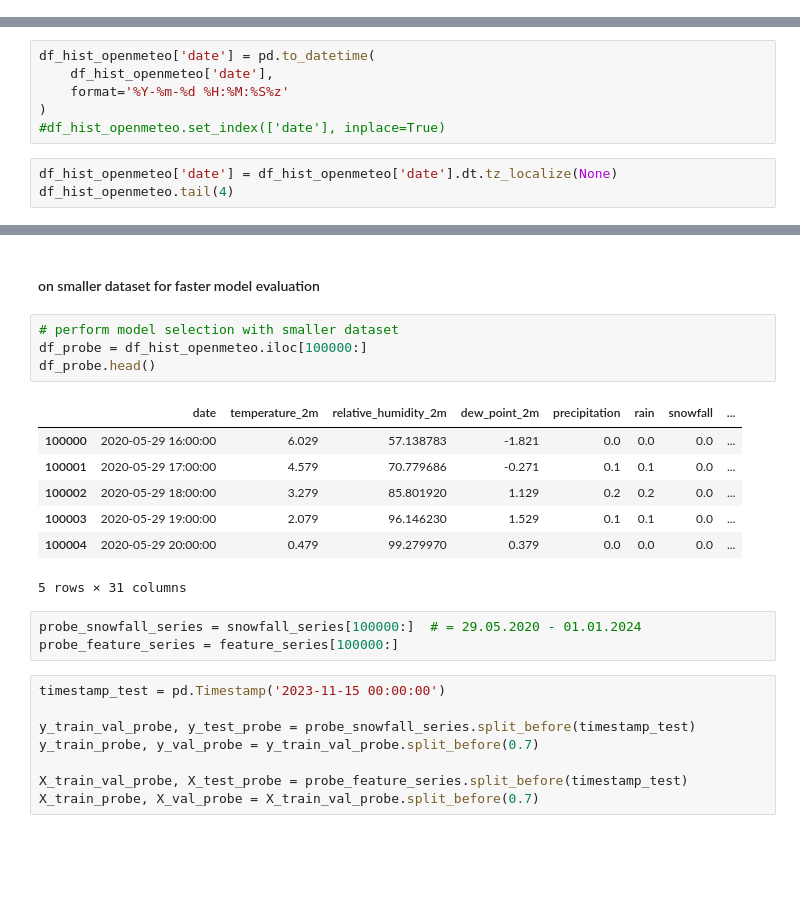
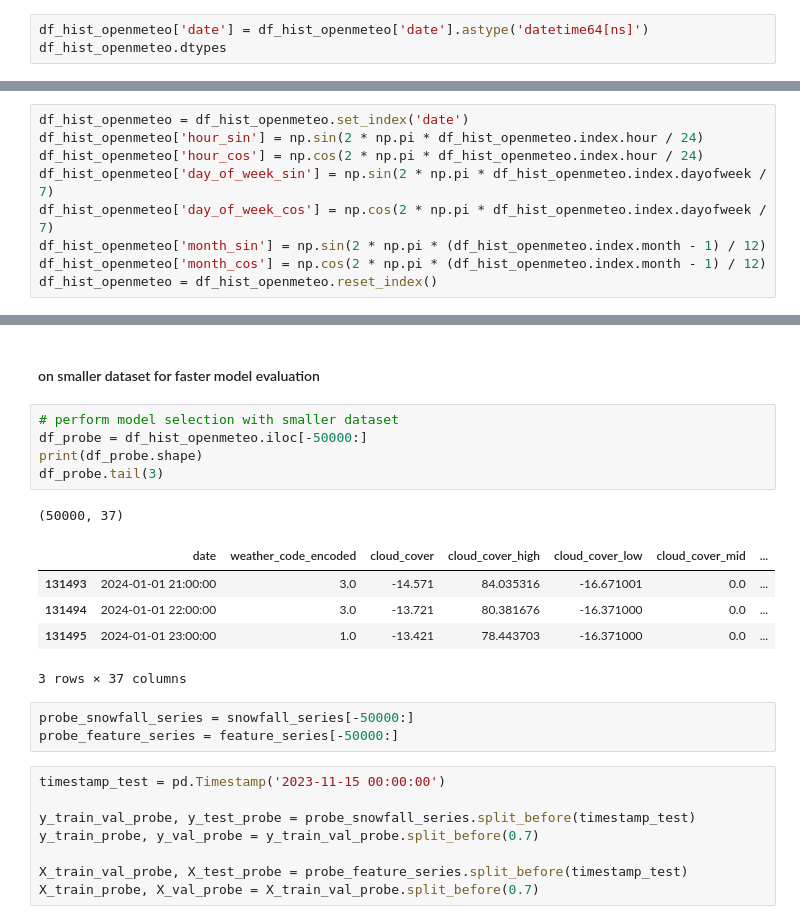
Before and after one commit to Anita-Gei/Anita-Gei, a Jupyter notebook: notebooks/notebook_model_colab.ipynb, the cells around one changed output, grey strips where cells are left out. Drawn from its saved outputs; the diff is of its cells as text; blank space fills up the shorter version.

```diff
--- a/notebooks/notebook_model_colab.ipynb
+++ b/notebooks/notebook_model_colab.ipynb
@@ -135,0 +80,3 @@ dtype: object
+# %%
+df_hist_openmeteo['date'] = df_hist_openmeteo['date'].astype('datetime64[ns]')
+df_hist_openmeteo.dtypes
@@ -158,9 +105,0 @@ datetime64[ns, UTC]
-# %%
-df_hist_openmeteo['date'] = pd.to_datetime(
-    df_hist_openmeteo['date'],
-    format='%Y-%m-%d %H:%M:%S%z'
-)
-#df_hist_openmeteo.set_index(['date'], inplace=True)
-# %%
-df_hist_openmeteo['date'] = df_hist_openmeteo['date'].dt.tz_localize(None)
-df_hist_openmeteo.tail(4)
@@ -176,3 +108,12 @@ df_hist_openmeteo.tail(4)
+# %%
+df_hist_openmeteo = df_hist_openmeteo.set_index('date')
+df_hist_openmeteo['hour_sin'] = np.sin(2 * np.pi * df_hist_openmeteo.index.hour / 24)
+df_hist_openmeteo['hour_cos'] = np.cos(2 * np.pi * df_hist_openmeteo.index.hour / 24)
+df_hist_openmeteo['day_of_week_sin'] = np.sin(2 * np.pi * df_hist_openmeteo.index.dayofweek / 7)
+df_hist_openmeteo['day_of_week_cos'] = np.cos(2 * np.pi * df_hist_openmeteo.index.dayofweek / 7)
+df_hist_openmeteo['month_sin'] = np.sin(2 * np.pi * (df_hist_openmeteo.index.month - 1) / 12)
+df_hist_openmeteo['month_cos'] = np.cos(2 * np.pi * (df_hist_openmeteo.index.month - 1) / 12)
+df_hist_openmeteo = df_hist_openmeteo.reset_index()
 # %%
 # target variable preparation | ensure target (=snowfall) aligns with prediction horizon  --> not necessary for RNN/ TransformerModel!
 df = df_hist_openmeteo.copy()
@@ -287,19 +228,19 @@ X_train, X_val = X_train_val.split_before(0.7)
 #### on smaller dataset for faster model evaluation
 # %%
 # perform model selection with smaller dataset
-df_probe = df_hist_openmeteo.iloc[100000:]
-df_probe.head()
+df_probe = df_hist_openmeteo.iloc[-50000:]
+print(df_probe.shape)
+df_probe.tail(3)
 # %% [output]
+(50000, 37)
-|  | date | temperature_2m | relative_humidity_2m | dew_point_2m | precipitation | rain | snowfall | ... |
-| 100000 | 2020-05-29 16:00:00 | 6.029 | 57.138783 | -1.821 | 0.0 | 0.0 | 0.0 | ... |
-| 100001 | 2020-05-29 17:00:00 | 4.579 | 70.779686 | -0.271 | 0.1 | 0.1 | 0.0 | ... |
-| 100002 | 2020-05-29 18:00:00 | 3.279 | 85.801920 | 1.129 | 0.2 | 0.2 | 0.0 | ... |
-| 100003 | 2020-05-29 19:00:00 | 2.079 | 96.146230 | 1.529 | 0.1 | 0.1 | 0.0 | ... |
-| 100004 | 2020-05-29 20:00:00 | 0.479 | 99.279970 | 0.379 | 0.0 | 0.0 | 0.0 | ... |
+|  | date | weather_code_encoded | cloud_cover | cloud_cover_high | cloud_cover_low | cloud_cover_mid | ... |
+| 131493 | 2024-01-01 21:00:00 | 3.0 | -14.571 | 84.035316 | -16.671001 | 0.0 | ... |
+| 131494 | 2024-01-01 22:00:00 | 3.0 | -13.721 | 80.381676 | -16.371000 | 0.0 | ... |
+| 131495 | 2024-01-01 23:00:00 | 1.0 | -13.421 | 78.443703 | -16.371000 | 0.0 | ... |
-5 rows × 31 columns
+3 rows × 37 columns
-# %%
-probe_snowfall_series = snowfall_series[100000:]  # = 29.05.2020 - 01.01.2024
-probe_feature_series = feature_series[100000:]
+# %%
+probe_snowfall_series = snowfall_series[-50000:]
+probe_feature_series = feature_series[-50000:]
 # %%
 timestamp_test = pd.Timestamp('2023-11-15 00:00:00')
 
```
Also changed, not shown: parts of 42 cells of this notebook.
